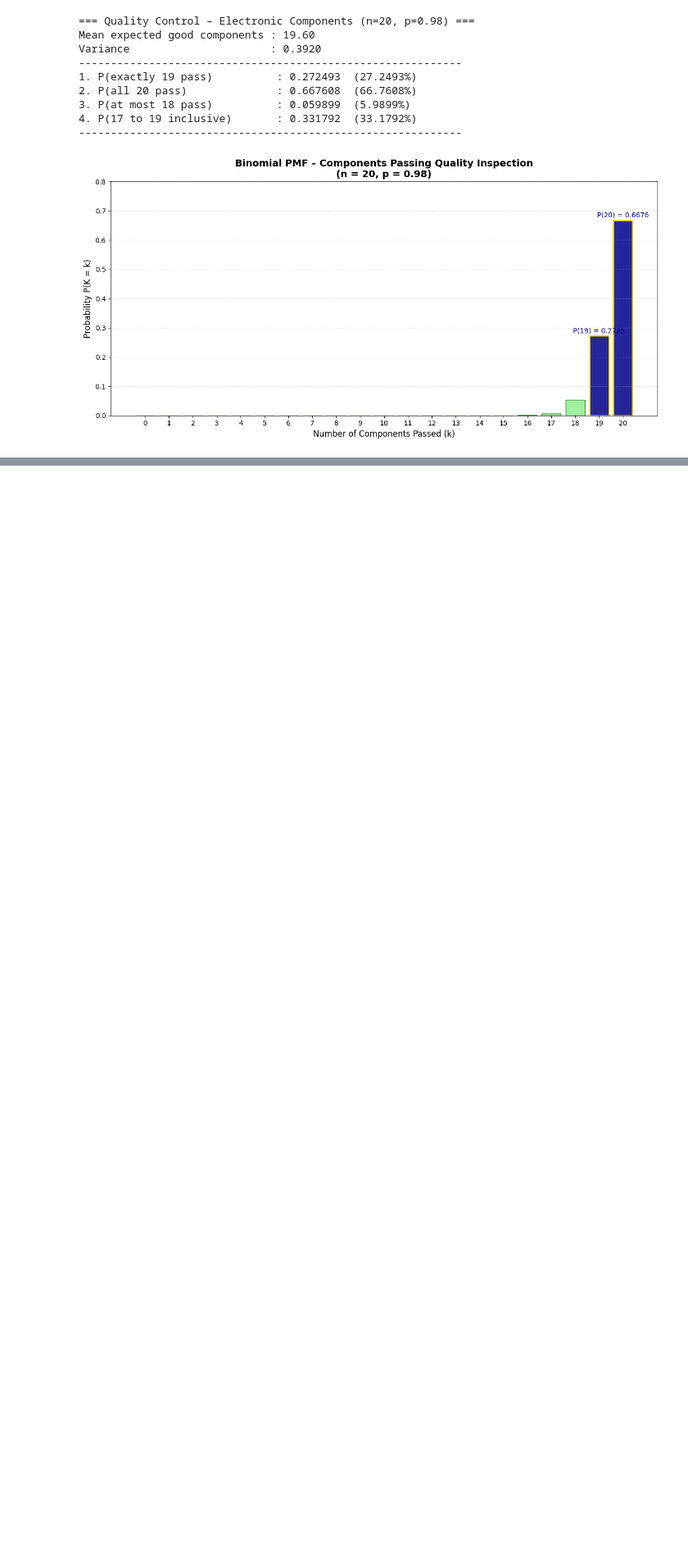
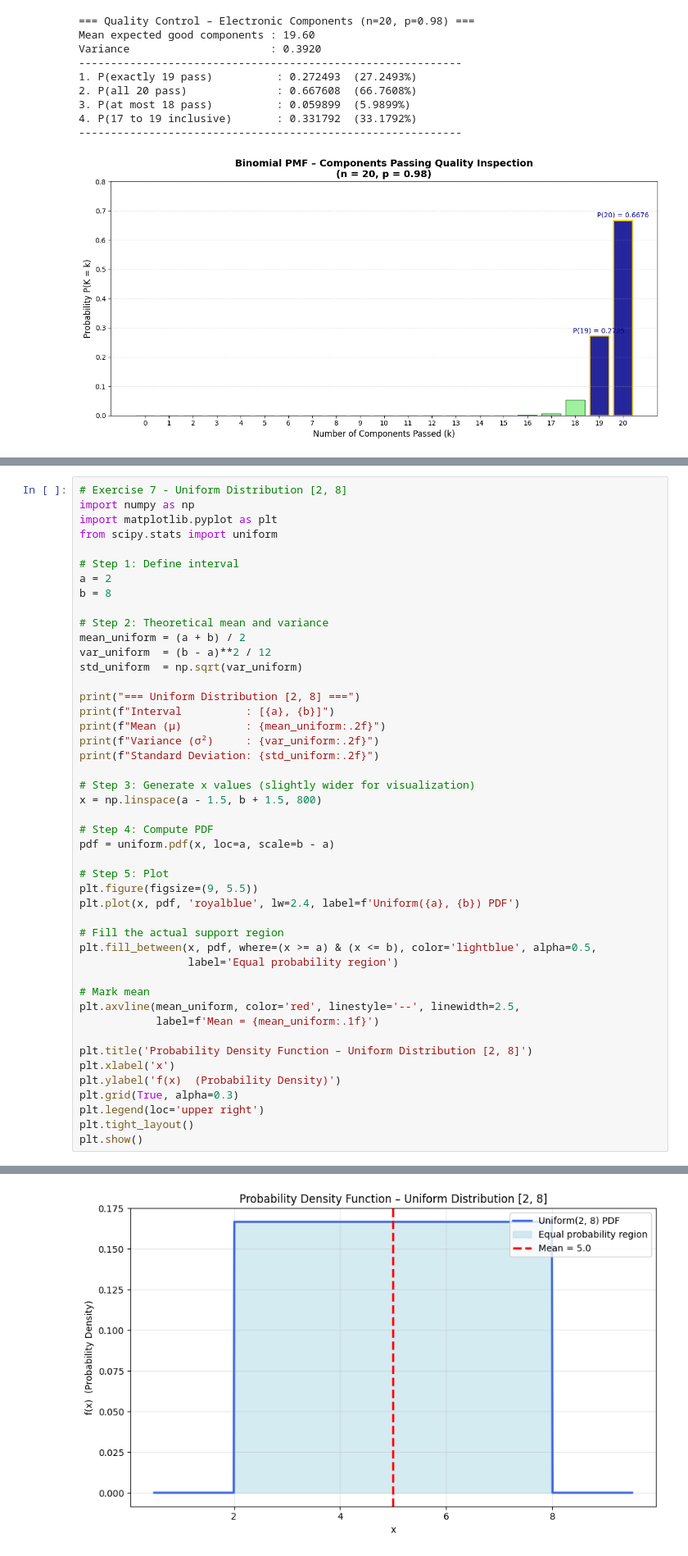
Before and after one commit to princz003/S4lab_data, a Jupyter notebook: Probability&Random_process_for_eng_maths.ipynb, the cells around one changed output, grey strips where cells are left out. Shown at 82% size. Cells and saved outputs as stored; diff of their text form; blank space fills up the shorter version.

```diff
--- a/Probability&Random_process_for_eng_maths.ipynb
+++ b/Probability&Random_process_for_eng_maths.ipynb
@@ -1992,0 +2546,47 @@ Variance                      : 0.3920
+# %%
+# Exercise 7 - Uniform Distribution [2, 8]
+import numpy as np
+import matplotlib.pyplot as plt
+from scipy.stats import uniform
+
+# Step 1: Define interval
+a = 2
+b = 8
+
+# Step 2: Theoretical mean and variance
+mean_uniform = (a + b) / 2
+var_uniform  = (b - a)**2 / 12
+std_uniform  = np.sqrt(var_uniform)
+
+print("=== Uniform Distribution [2, 8] ===")
+print(f"Interval          : [{a}, {b}]")
+print(f"Mean (μ)          : {mean_uniform:.2f}")
+print(f"Variance (σ²)     : {var_uniform:.2f}")
+print(f"Standard Deviation: {std_uniform:.2f}")
+
+# Step 3: Generate x values (slightly wider for visualization)
+x = np.linspace(a - 1.5, b + 1.5, 800)
+
+# Step 4: Compute PDF
+pdf = uniform.pdf(x, loc=a, scale=b - a)
+
+# Step 5: Plot
+plt.figure(figsize=(9, 5.5))
+plt.plot(x, pdf, 'royalblue', lw=2.4, label=f'Uniform({a}, {b}) PDF')
+
+# Fill the actual support region
+plt.fill_between(x, pdf, where=(x >= a) & (x <= b), color='lightblue', alpha=0.5,
+                 label='Equal probability region')
+
+# Mark mean
+plt.axvline(mean_uniform, color='red', linestyle='--', linewidth=2.5,
+            label=f'Mean = {mean_uniform:.1f}')
+
+plt.title('Probability Density Function – Uniform Distribution [2, 8]')
+plt.xlabel('x')
+plt.ylabel('f(x)  (Probability Density)')
+plt.grid(True, alpha=0.3)
+plt.legend(loc='upper right')
+plt.tight_layout()
+plt.show()
+# %% [output]
@@ -1992,0 +2598 @@ Variance                      : 0.3920
+[figure, added]
```
Also changed, not shown: parts of 32 cells of this notebook.
